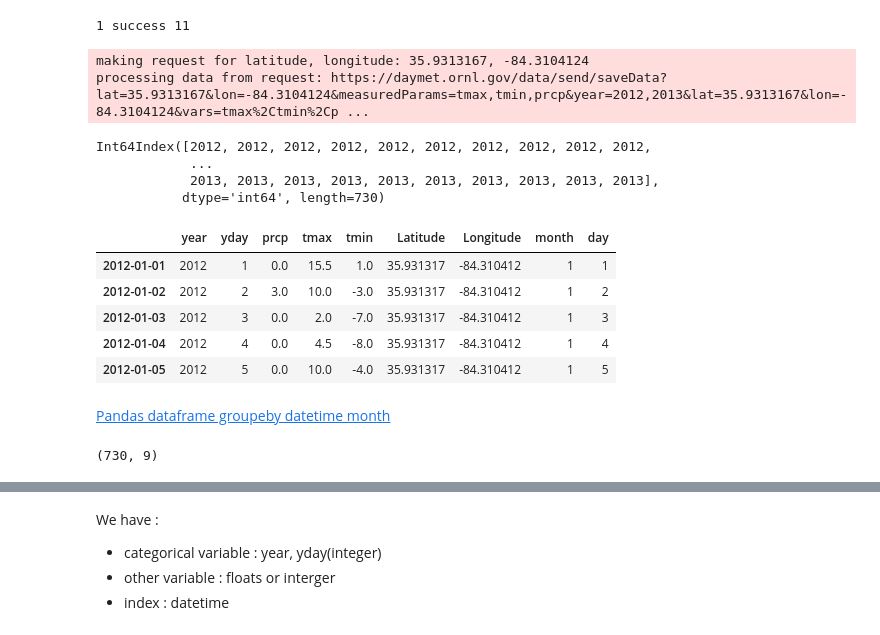
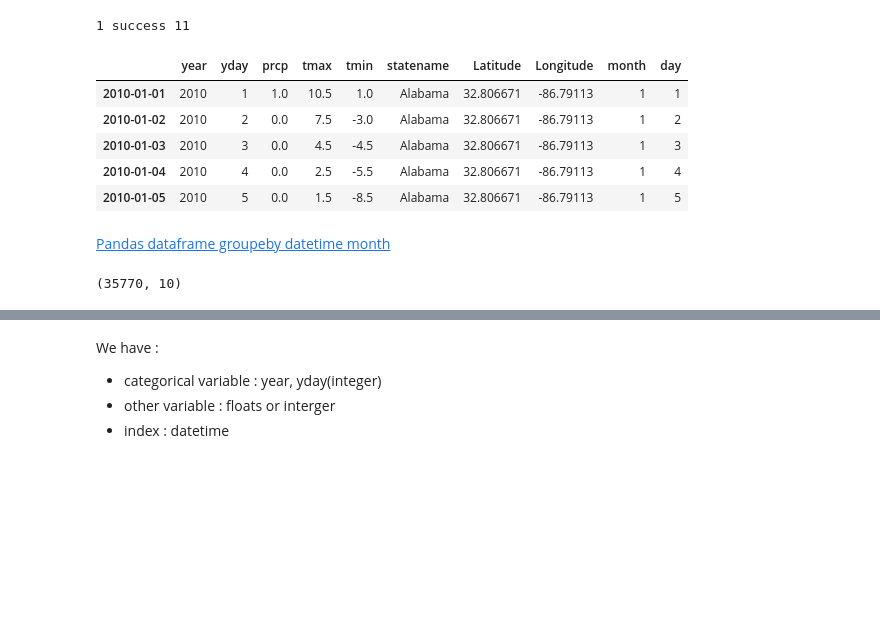
Before and after one commit to smrtnrd/prototype, a Jupyter notebook: develop/2017-10-30-bb-climate.ipynb, the cells around one changed output, grey strips where cells are left out. Cells and saved outputs as stored; diff of their text form; code cells hidden in the pictures; blank space fills up the shorter version.

```diff
--- a/develop/2017-10-30-bb-climate.ipynb
+++ b/develop/2017-10-30-bb-climate.ipynb
@@ -52,0 +56,7 @@ coordinate.Longitude[10]
+# %%
+coordinate = coordinate[coordinate.Longitude >= -131.0]
+coordinate = coordinate[coordinate.Longitude <= -53.0]
+coordinate = coordinate[coordinate.Latitude >= 14.5]
+coordinate = coordinate[coordinate.Latitude <= 52.0]
+coordinate = coordinate.reset_index(drop=True)
+coordinate
@@ -53,6 +81,6 @@ coordinate.Longitude[10]
 # %%
 climate = []
-for i in range(2,4):
+for i in range(len(coordinate.statename)):
     df = daymet.get_daymet_singlepixel(longitude=coordinate.Longitude[i], latitude=coordinate.Latitude[i],
                                    years=[2010,2015])
     df['statename'] = coordinate.statename[i]
@@ -61,5 +89,10 @@ for i in range(2,4):
     climate.append(df)
 
 climate = pd.concat(climate)
-climate
+
+climate['year'] = climate.index.year
+climate['month'] = climate.index.month
+climate['day'] = climate.index.day
+
+climate.head()
 # %% [output]
@@ -103,35 +141,27 @@ print(res['result'], res['message'], len(res['epidata']))
 1 success 11
 # %%
 #test
-ornl_lat, ornl_long = 35.9313167, -84.3104124
-df = daymet.get_daymet_singlepixel(longitude=ornl_long, latitude=ornl_lat,
-                                   years=[2012,2013])
+#ornl_lat, ornl_long = 35.9313167, -84.3104124
+#df = daymet.get_daymet_singlepixel(longitude=ornl_long, latitude=ornl_lat,
+#                                   years=[2012,2013])
-# %% [output]
-making request for latitude, longitude: 35.9313167, -84.3104124
-processing data from request: https://daymet.ornl.gov/data/send/saveData?lat=35.9313167&lon=-84.3104124&measuredParams=tmax,tmin,prcp&year=2012,2013&lat=35.9313167&lon=-84.3104124&vars=tmax%2Ctmin%2Cp ...
 # %%
-df.index.year
+#df.index.year
-# %% [output]
-Int64Index([2012, 2012, 2012, 2012, 2012, 2012, 2012, 2012, 2012, 2012,
-            ...
-            2013, 2013, 2013, 2013, 2013, 2013, 2013, 2013, 2013, 2013],
-           dtype='int64', length=730)
 # %%
-df['year'] = df.index.year
-df['month'] = df.index.month
-df['day'] = df.index.day
+climate['year'] = climate.index.year
+climate['month'] = climate.index.month
+climate['day'] = climate.index.day
 #df.drop('index', axis=0, inplace=True)
-df.head()
+climate.head()
 # %% [output]
-|  | year | yday | prcp | tmax | tmin | Latitude | Longitude | month | day |
-| 2012-01-01 | 2012 | 1 | 0.0 | 15.5 | 1.0 | 35.931317 | -84.310412 | 1 | 1 |
-| 2012-01-02 | 2012 | 2 | 3.0 | 10.0 | -3.0 | 35.931317 | -84.310412 | 1 | 2 |
-| 2012-01-03 | 2012 | 3 | 0.0 | 2.0 | -7.0 | 35.931317 | -84.310412 | 1 | 3 |
-| 2012-01-04 | 2012 | 4 | 0.0 | 4.5 | -8.0 | 35.931317 | -84.310412 | 1 | 4 |
-| 2012-01-05 | 2012 | 5 | 0.0 | 10.0 | -4.0 | 35.931317 | -84.310412 | 1 | 5 |
+|  | year | yday | prcp | tmax | tmin | statename | Latitude | Longitude | month | day |
+| 2010-01-01 | 2010 | 1 | 1.0 | 10.5 | 1.0 | Alabama | 32.806671 | -86.79113 | 1 | 1 |
+| 2010-01-02 | 2010 | 2 | 0.0 | 7.5 | -3.0 | Alabama | 32.806671 | -86.79113 | 1 | 2 |
+| 2010-01-03 | 2010 | 3 | 0.0 | 4.5 | -4.5 | Alabama | 32.806671 | -86.79113 | 1 | 3 |
+| 2010-01-04 | 2010 | 4 | 0.0 | 2.5 | -5.5 | Alabama | 32.806671 | -86.79113 | 1 | 4 |
+| 2010-01-05 | 2010 | 5 | 0.0 | 1.5 | -8.5 | Alabama | 32.806671 | -86.79113 | 1 | 5 |
 # %% [markdown]
 [Pandas dataframe groupeby datetime month](https://stackoverflow.com/questions/24082784/pandas-dataframe-groupby-datetime-month)
 # %%
-df.shape
+climate.shape
 # %% [output]
-(730, 9)
+(35770, 10)
```
Also changed, not shown: parts of 16 cells of this notebook, 3 other files.
